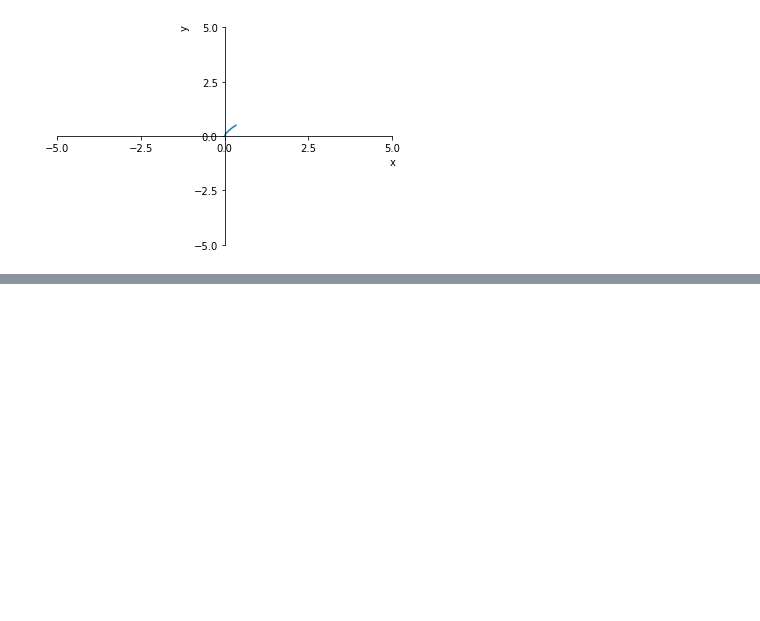
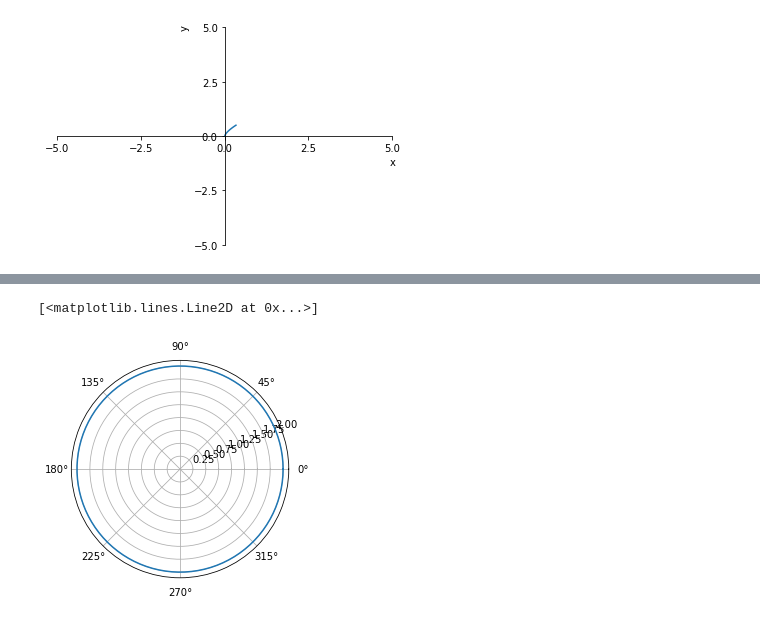
Before and after one commit to Zhurp2020/NLP-from-scratch, a Jupyter notebook: Thomas Calculus/Chapter 11 code.ipynb, the cells around one changed output, grey strips where cells are left out. Drawn from its saved outputs; the diff is of its cells as text; code cells hidden in the pictures; blank space fills up the shorter version.

```diff
--- a/Thomas Calculus/Chapter 11 code.ipynb
+++ b/Thomas Calculus/Chapter 11 code.ipynb
@@ -138,0 +148,8 @@ a.ax.plot(x,y)
+# %%
+r = np.linspace(2,2,100)
+theta = np.linspace(0,2*np.pi,100)
+ax = plt.subplot(projection = 'polar')
+plt.plot(theta,r)
+# %% [output]
+[<matplotlib.lines.Line2D at 0x...>]
+[figure, added]
```
Also changed, not shown: parts of 10 cells of this notebook, 2 other files.
